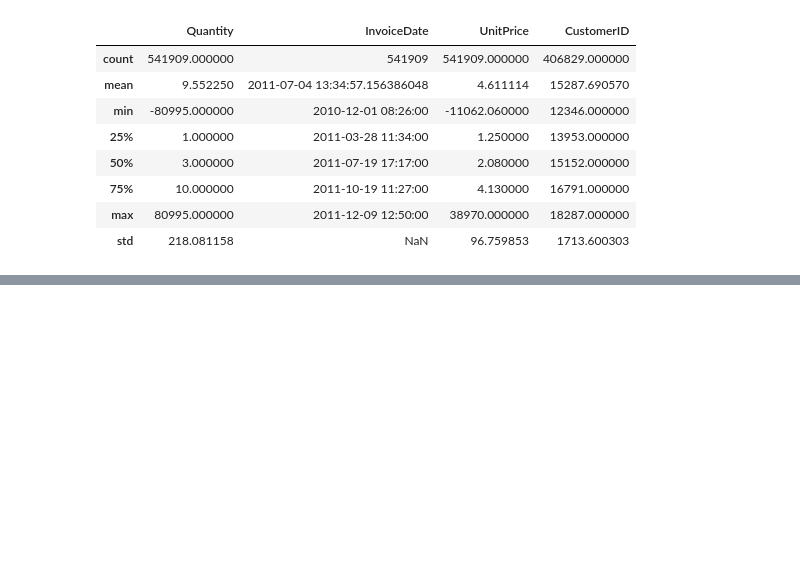
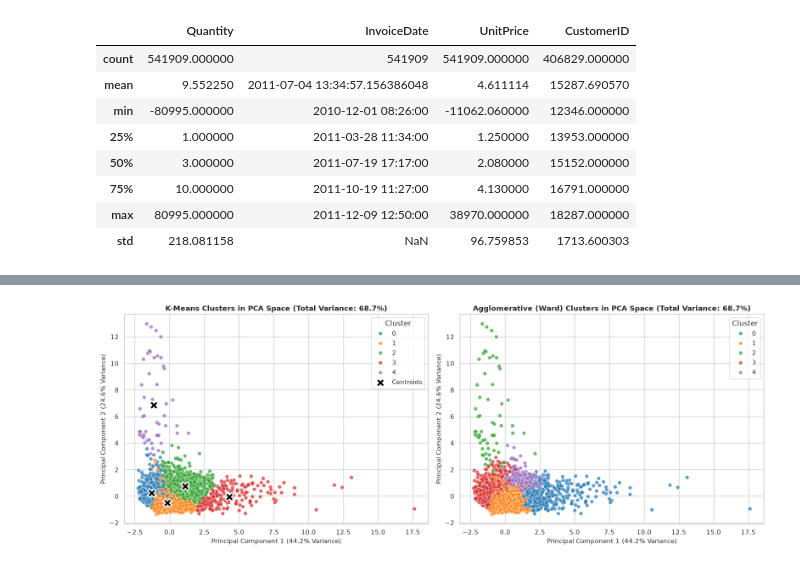
Before and after one commit to beppvis/23CSE301-Machine-Learning-Project, a Jupyter notebook: notebooks/Clustering.ipynb, the cells around one changed output, grey strips where cells are left out. Saved outputs shown, nothing was run; the diff lists cells and outputs as text; code cells hidden in the pictures; blank space fills up the shorter version.

```diff
--- a/notebooks/Clustering.ipynb
+++ b/notebooks/Clustering.ipynb
@@ -352,0 +455,13 @@ Linkage: Single     | Silhouette Score: 0.6950
+# %%
+agg_best = AgglomerativeClustering(n_clusters=5, linkage='ward')
+agg_labels = agg_best.fit_predict(X_scaled)
+customer_df['Agglomerative_Cluster'] = agg_labels
+
+agg_sil = silhouette_score(X_scaled, agg_labels)
+agg_db = davies_bouldin_score(X_scaled, agg_labels)
+agg_ch = calinski_harabasz_score(X_scaled, agg_labels)
+
+print("=== AGGLOMERATIVE CLUSTERING (Ward, k=5) EVALUATION ===")
+print(f"Silhouette Score (↑):       {agg_sil:.4f}")
+print(f"Davies-Bouldin Index (↓):   {agg_db:.4f}")
+print(f"Calinski-Harabasz Index (↑): {agg_ch:.2f}")
@@ -352,0 +513,42 @@ Linkage: Single     | Silhouette Score: 0.6950
+# %%
+pca = PCA(n_components=2, random_state=RANDOM_STATE)
+X_pca = pca.fit_transform(X_scaled)
+var_pc1 = pca.explained_variance_ratio_[0] * 100
+var_pc2 = pca.explained_variance_ratio_[1] * 100
+total_var = var_pc1 + var_pc2
+
+fig, axes = plt.subplots(1, 2, figsize=(16, 6))
+
+# K-Means PCA
+sns.scatterplot(
+    x=X_pca[:, 0], y=X_pca[:, 1],
+    hue=kmeans_labels, palette='tab10',
+    alpha=0.7, s=40, ax=axes[0]
+)
+centroids_pca = pca.transform(kmeans.cluster_centers_)
+axes[0].scatter(
+    centroids_pca[:, 0], centroids_pca[:, 1],
+    marker='X', s=200, c='black', edgecolor='white', linewidth=2, label='Centroids'
+)
+axes[0].set_title(f'K-Means Clusters in PCA Space (Total Variance: {total_var:.1f}%)', fontweight='bold')
+axes[0].set_xlabel(f'Principal Component 1 ({var_pc1:.1f}% Variance)')
+axes[0].set_ylabel(f'Principal Component 2 ({var_pc2:.1f}% Variance)')
+axes[0].legend(title='Cluster', loc='upper right')
+axes[0].grid(True)
+
+# Agglomerative PCA
+sns.scatterplot(
+    x=X_pca[:, 0], y=X_pca[:, 1],
+    hue=agg_labels, palette='tab10',
+    alpha=0.7, s=40, ax=axes[1]
+)
+axes[1].set_title(f'Agglomerative (Ward) Clusters in PCA Space (Total Variance: {total_var:.1f}%)', fontweight='bold')
+axes[1].set_xlabel(f'Principal Component 1 ({var_pc1:.1f}% Variance)')
+axes[1].set_ylabel(f'Principal Component 2 ({var_pc2:.1f}% Variance)')
+axes[1].legend(title='Cluster', loc='upper right')
+axes[1].grid(True)
+
+plt.tight_layout()
+plt.show()
+# %% [output]
+[figure, added]
```
Also changed, not shown: parts of 52 cells of this notebook, 2 other files.
